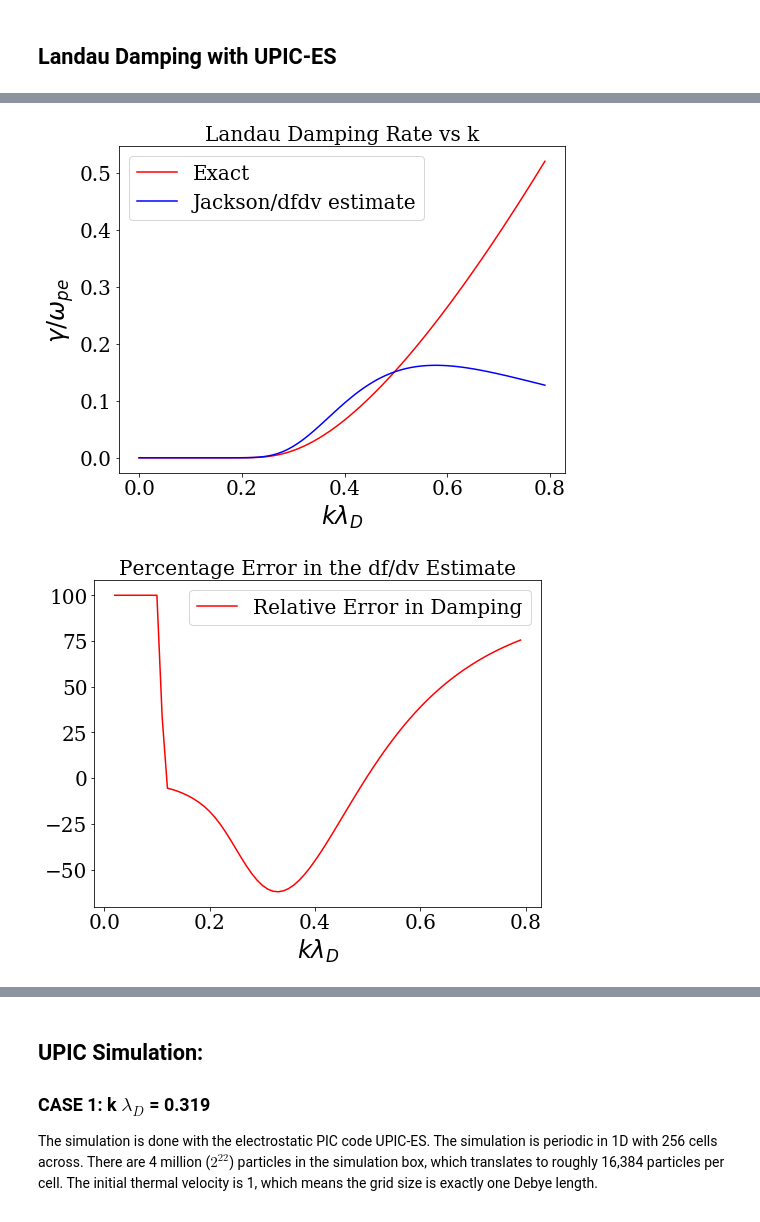
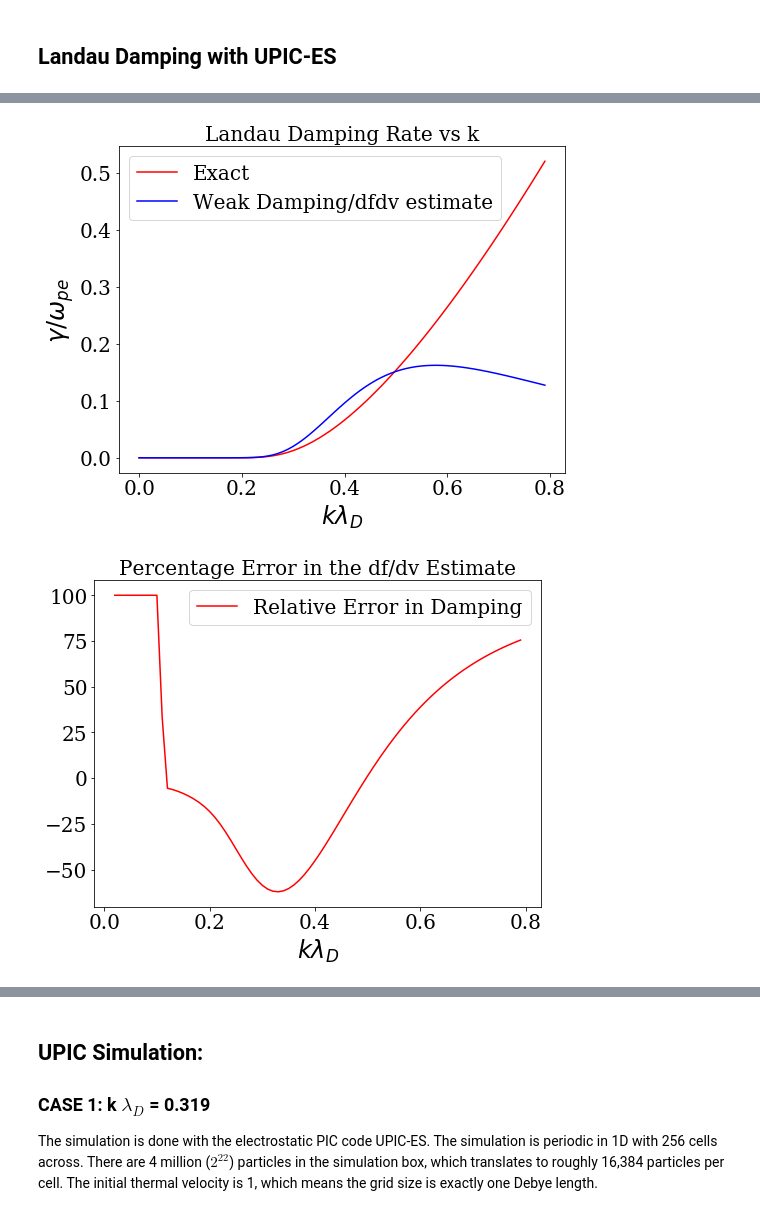
Before and after one commit to UCLA-Plasma-Simulation-Group/JupyterPIC, a Jupyter notebook: dev/Landau-Damping/landau-damping.ipynb, the cells around one changed output, grey strips where cells are left out. Drawn from its saved outputs; the diff is of its cells as text; code cells hidden in the pictures.

```diff
--- a/dev/Landau-Damping/landau-damping.ipynb
+++ b/dev/Landau-Damping/landau-damping.ipynb
@@ -266,41 +269,41 @@ plt.rc('ytick', labelsize=SMALL_SIZE)    # fontsize of the tick labels
 plt.rc('legend', fontsize=SMALL_SIZE)    # legend fontsize
 plt.rc('figure', titlesize=BIGGER_SIZE)  # fontsize of the figure title
 plt.plot(karray,np.abs(damping),'r',label='Exact')
-plt.plot(karray,damping_estimate,'b',label='Jackson/dfdv estimate')
+plt.plot(karray,damping_estimate,'b',label='Weak Damping/dfdv estimate')
 plt.xlabel('$k \lambda_D$')
 plt.ylabel('$\gamma/\omega_{pe}$')
 plt.title('Landau Damping Rate vs k')
 # plt.xlim(0,0.3)
 plt.legend()
 
 
 plt.show()
 
 
 plt.figure(figsize=(8,6))
 plt.plot(karray[2:],100*(1-np.abs(damping_estimate[2:]/np.abs(damping[2:]))),'r',label='Relative Error in Damping')
 plt.legend()
 plt.xlabel('$k \lambda_D$')
 
 plt.title('Percentage Error in the df/dv Estimate')
 plt.show()
 landau_exact=scipy.interpolate.interp1d(karray,np.abs(damping),kind='cubic')
 landau_estimate=scipy.interpolate.interp1d(karray,damping_estimate,kind='cubic')
 
 
 
 plt.figure(figsize=(8,6))
 bohm_gross=(1+3*karray*karray)
 plt.plot(karray,bohm_gross,'b',label='Bohm Gross')
 plt.plot(karray, frequency,'r', label='Exact')
 plt.title('Exact Frequency vs Bohm Gross Dispersion')
 plt.xlabel('$k \lambda_D$')
 
 
 plt.legend()
 plt.show()
 # %% [output]
-[figure, old version]
+[figure, new version]
 [figure]
 [figure]
 # %% [markdown]
```
Also changed, not shown: parts of 4 cells of this notebook, 1 other file.
